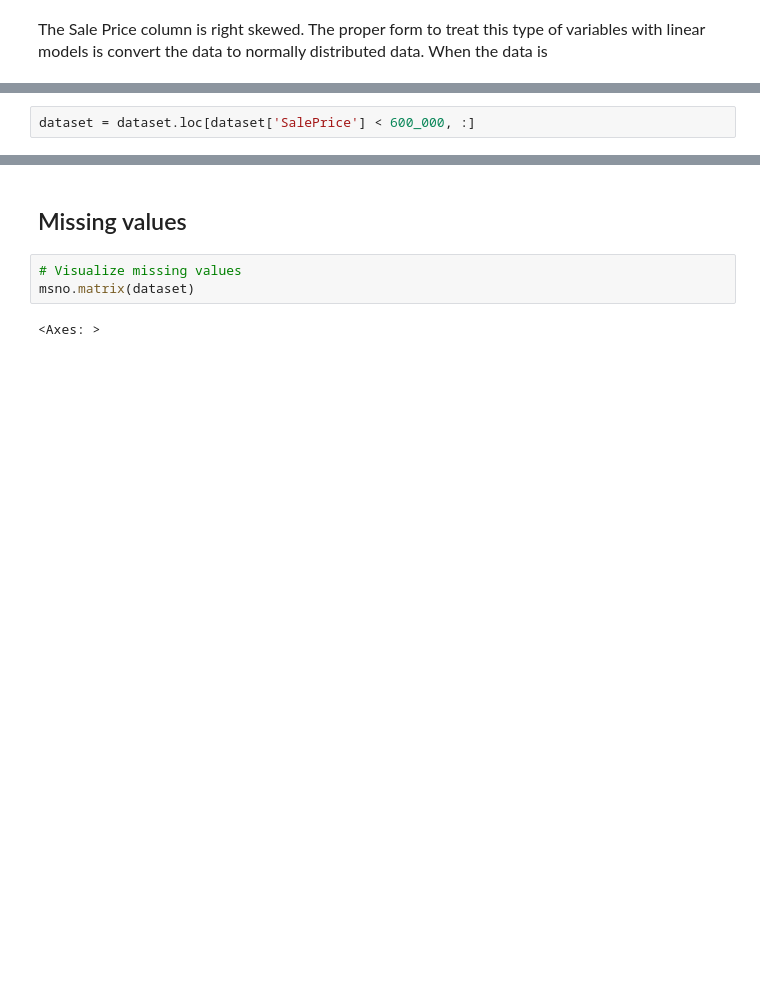
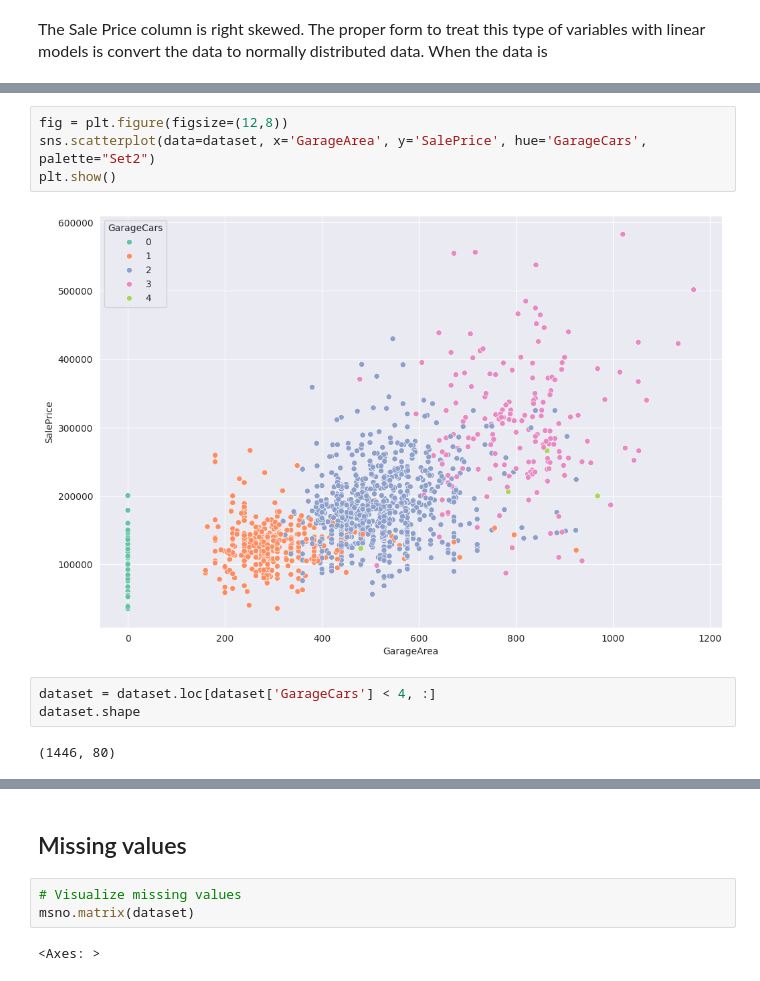
Before and after one commit to EnriqManComp/kaggle-competitions, a Jupyter notebook: house-prices-advanced-regression-techniques/house-prices-kaggle-competition.ipynb, the cells around one changed output, grey strips where cells are left out. Drawn from its saved outputs; the diff is of its cells as text; blank space fills up the shorter version.

```diff
--- a/house-prices-advanced-regression-techniques/house-prices-kaggle-competition.ipynb
+++ b/house-prices-advanced-regression-techniques/house-prices-kaggle-competition.ipynb
@@ -115,5 +140,14 @@ sns.scatterplot(x='GarageArea', y="SalePrice", data=dataset, ax=axs[1,1])
+# %%
+fig = plt.figure(figsize=(12,8))
+sns.scatterplot(data=dataset, x='GarageArea', y='SalePrice', hue='GarageCars', palette="Set2")
+plt.show()
+# %% [output]
+[figure, added]
 # %%
-dataset = dataset.loc[dataset['SalePrice'] < 600_000, :]
+dataset = dataset.loc[dataset['GarageCars'] < 4, :]
+dataset.shape
+# %% [output]
+(1446, 80)
 # %%
 dataset['SalePrice'] = np.log1p(dataset['SalePrice'])
 
```
Also changed, not shown: parts of 29 cells of this notebook.
